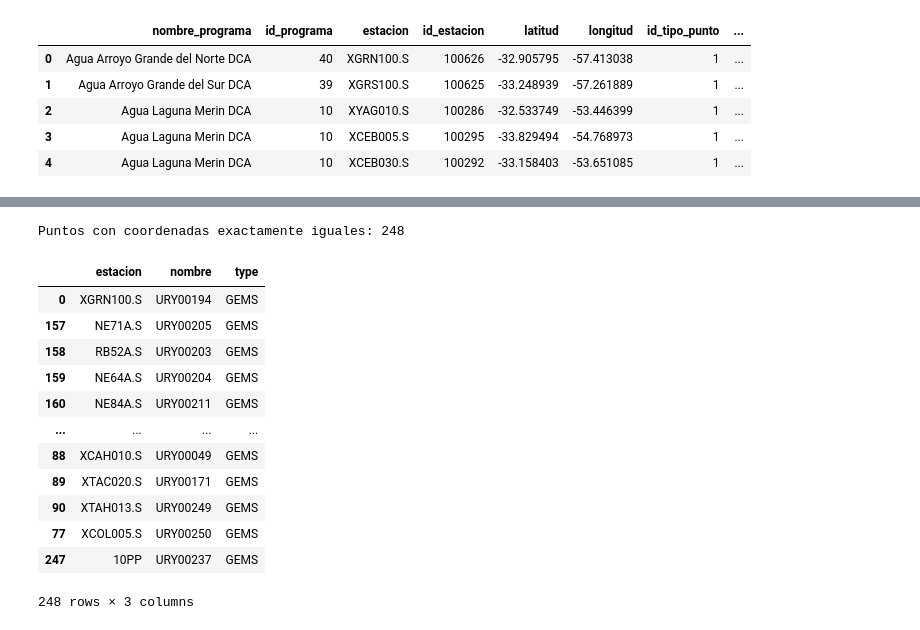
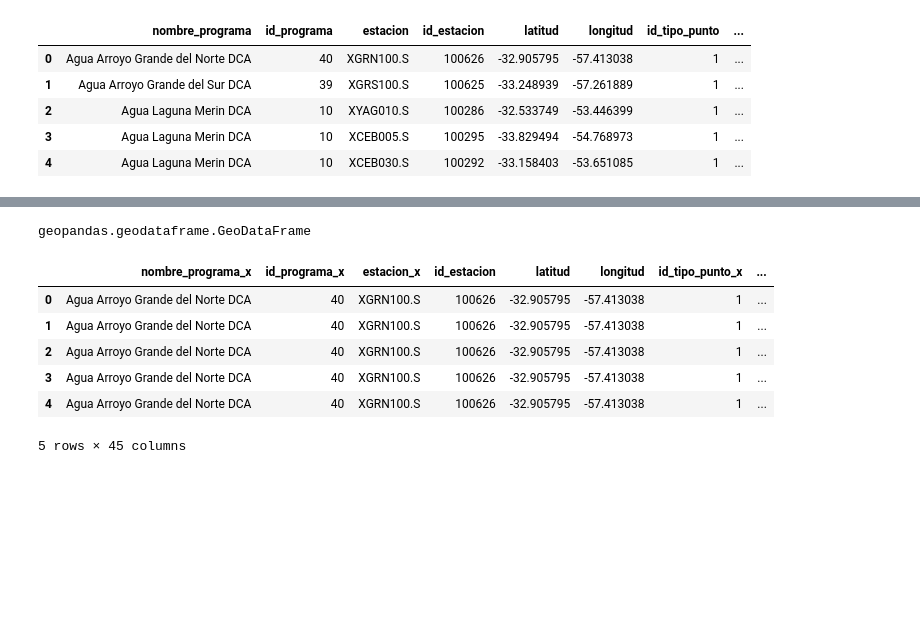
Before and after one commit to dimy20/ProyectoAA, a Jupyter notebook: notebooks/oan.ipynb, the cells around one changed output, grey strips where cells are left out. Saved outputs shown, nothing was run; the diff lists cells and outputs as text; code cells hidden in the pictures; blank space fills up the shorter version.

```diff
--- a/notebooks/oan.ipynb
+++ b/notebooks/oan.ipynb
@@ -87,39 +53,20 @@ estaciones_join.to_file("../export/joins/estaciones_extraccion_puntos.geojson",
-# %%
-estaciones_geojson = gpd.read_file("../export/estaciones.geojson")
-
-# Coincidencia de coordenadas EXACTAS (redondeando a 6 decimales, ~11cm,
-# solo para tolerar ruido de punto flotante, no diferencias reales)
-DECIMALES = 6
-
-a = estaciones_join.assign(
-    lon_r=estaciones_join.geometry.x.round(DECIMALES),
-    lat_r=estaciones_join.geometry.y.round(DECIMALES),
-)
-b = estaciones_geojson.assign(
-    lon_r=estaciones_geojson.geometry.x.round(DECIMALES),
-    lat_r=estaciones_geojson.geometry.y.round(DECIMALES),
-)
-
-coincidencias = a.merge(
-    b[["nombre", "type", "lon_r", "lat_r"]],
-    on=["lon_r", "lat_r"],
-    how="inner",
-)
-
-print(f"Puntos con coordenadas exactamente iguales: {len(coincidencias)}")
-coincidencias[["estacion", "nombre", "type"]].sort_values("type")
-# %% [output]
-Puntos con coordenadas exactamente iguales: 248
-|  | estacion | nombre | type |
-| 0 | XGRN100.S | URY00194 | GEMS |
-| 157 | NE71A.S | URY00205 | GEMS |
-| 158 | RB52A.S | URY00203 | GEMS |
-| 159 | NE64A.S | URY00204 | GEMS |
-| 160 | NE84A.S | URY00211 | GEMS |
-| ... | ... | ... | ... |
-| 88 | XCAH010.S | URY00049 | GEMS |
-| 89 | XTAC020.S | URY00171 | GEMS |
-| 90 | XTAH013.S | URY00249 | GEMS |
-| 77 | XCOL005.S | URY00250 | GEMS |
-| 247 | 10PP | URY00237 | GEMS |
-248 rows × 3 columns
+# %%
+type(estaciones_gdf)
+# %% [output]
+geopandas.geodataframe.GeoDataFrame
+# %%
+OAN_registros = estaciones_gdf.merge(extraccion,
+                                          left_on = "id_estacion",
+                                          right_on ="id_estacion",
+                                          how = "left"
+                                          )#.drop(columns=["id_estacion"])
+
+OAN_registros.head()
+# %% [output]
+|  | nombre_programa_x | id_programa_x | estacion_x | id_estacion | latitud | longitud | id_tipo_punto_x | ... |
+| 0 | Agua Arroyo Grande del Norte DCA | 40 | XGRN100.S | 100626 | -32.905795 | -57.413038 | 1 | ... |
+| 1 | Agua Arroyo Grande del Norte DCA | 40 | XGRN100.S | 100626 | -32.905795 | -57.413038 | 1 | ... |
+| 2 | Agua Arroyo Grande del Norte DCA | 40 | XGRN100.S | 100626 | -32.905795 | -57.413038 | 1 | ... |
+| 3 | Agua Arroyo Grande del Norte DCA | 40 | XGRN100.S | 100626 | -32.905795 | -57.413038 | 1 | ... |
+| 4 | Agua Arroyo Grande del Norte DCA | 40 | XGRN100.S | 100626 | -32.905795 | -57.413038 | 1 | ... |
+5 rows × 45 columns
```
Also changed, not shown: parts of 13 cells of this notebook.
